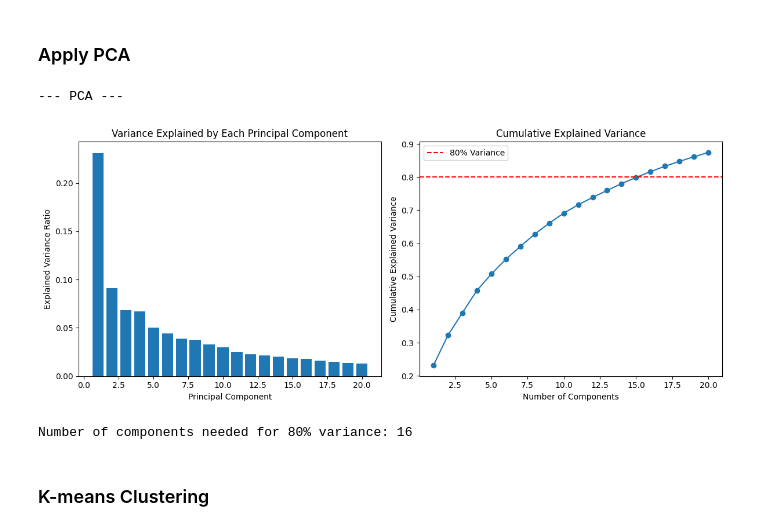
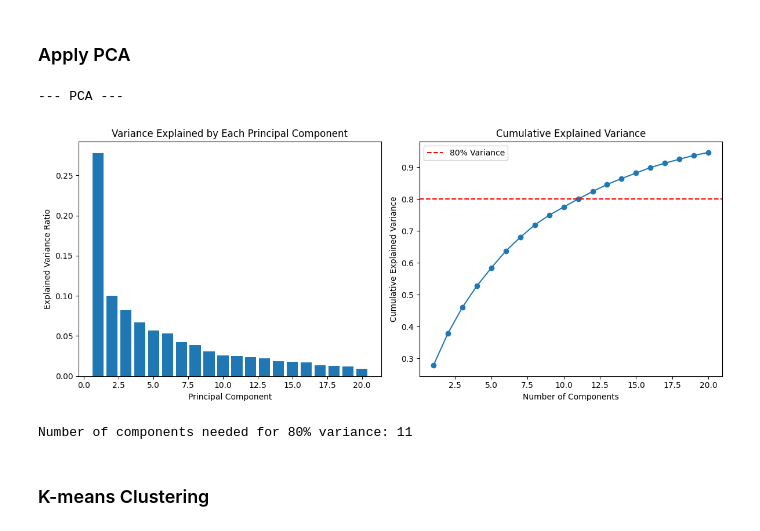
Before and after one commit to AntonWangDTU/case_2, a Jupyter notebook: src_alex/case_2_clustering.ipynb, the cells around one changed output. Saved outputs shown, nothing was run; the diff lists cells and outputs as text; code cells hidden in the pictures.

```diff
--- a/src_alex/case_2_clustering.ipynb
+++ b/src_alex/case_2_clustering.ipynb
@@ -149,11 +149,11 @@ def apply_pca(X, n_components=10):
     return X_pca, pca
 # %%
 print("\n--- PCA ---")
-X_pca, pca_model = apply_pca(X_all_scaled, n_components=min(20, X_all_scaled.shape[1], X_all_scaled.shape[0]))
+bio_signals_pca, pca_model = apply_pca(bio_signals_scaled, n_components=min(20, bio_signals_scaled.shape[1], bio_signals_scaled.shape[0]))
 # %% [output]
 --- PCA ---
-[figure, old version]
+[figure, new version]
-Number of components needed for 80% variance: 16
+Number of components needed for 80% variance: 11
 # %% [markdown]
 ### K-means Clustering
 # %%
```
Also changed, not shown: parts of 4 cells of this notebook, 10 other files.
